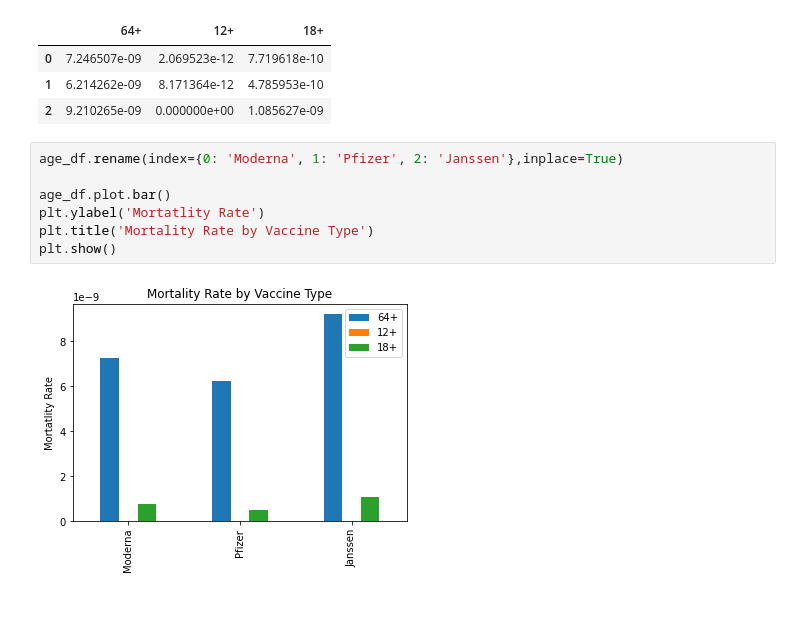
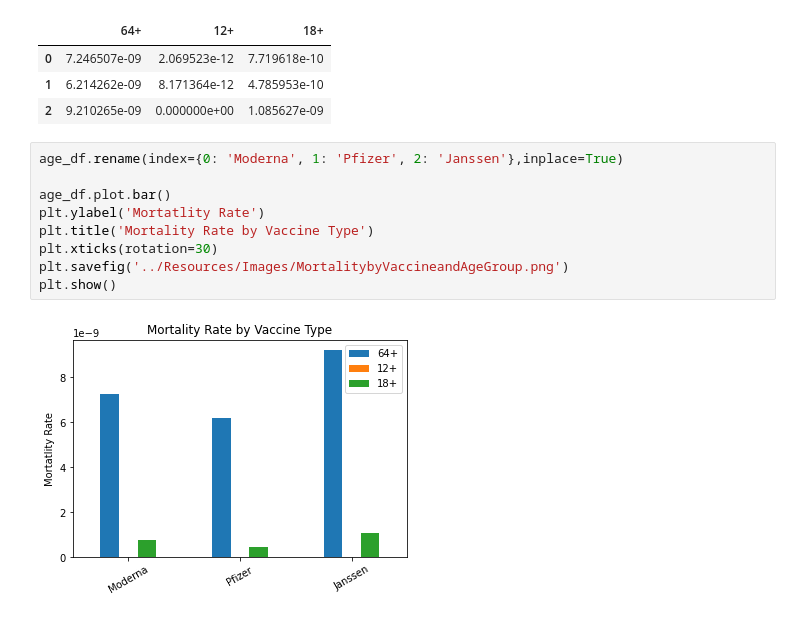
Before and after one commit to DataTortuga/COVID19-Vaccine-Analysis, a Jupyter notebook: Data_Cleaning/COVID19_VACCINE_ADMIN.ipynb, the cells around one changed output. Cells and saved outputs as stored; diff of their text form.

```diff
--- a/Data_Cleaning/COVID19_VACCINE_ADMIN.ipynb
+++ b/Data_Cleaning/COVID19_VACCINE_ADMIN.ipynb
@@ -420,9 +424,11 @@ age_df
 # %%
 age_df.rename(index={0: 'Moderna', 1: 'Pfizer', 2: 'Janssen'},inplace=True)
 
 age_df.plot.bar()
 plt.ylabel('Mortatlity Rate')
 plt.title('Mortality Rate by Vaccine Type')
+plt.xticks(rotation=30)
+plt.savefig('../Resources/Images/MortalitybyVaccineandAgeGroup.png')
 plt.show()
 # %% [output]
-[figure, old version]
+[figure, new version]
```
Also changed, not shown: parts of 14 cells of this notebook, 4 other files.
